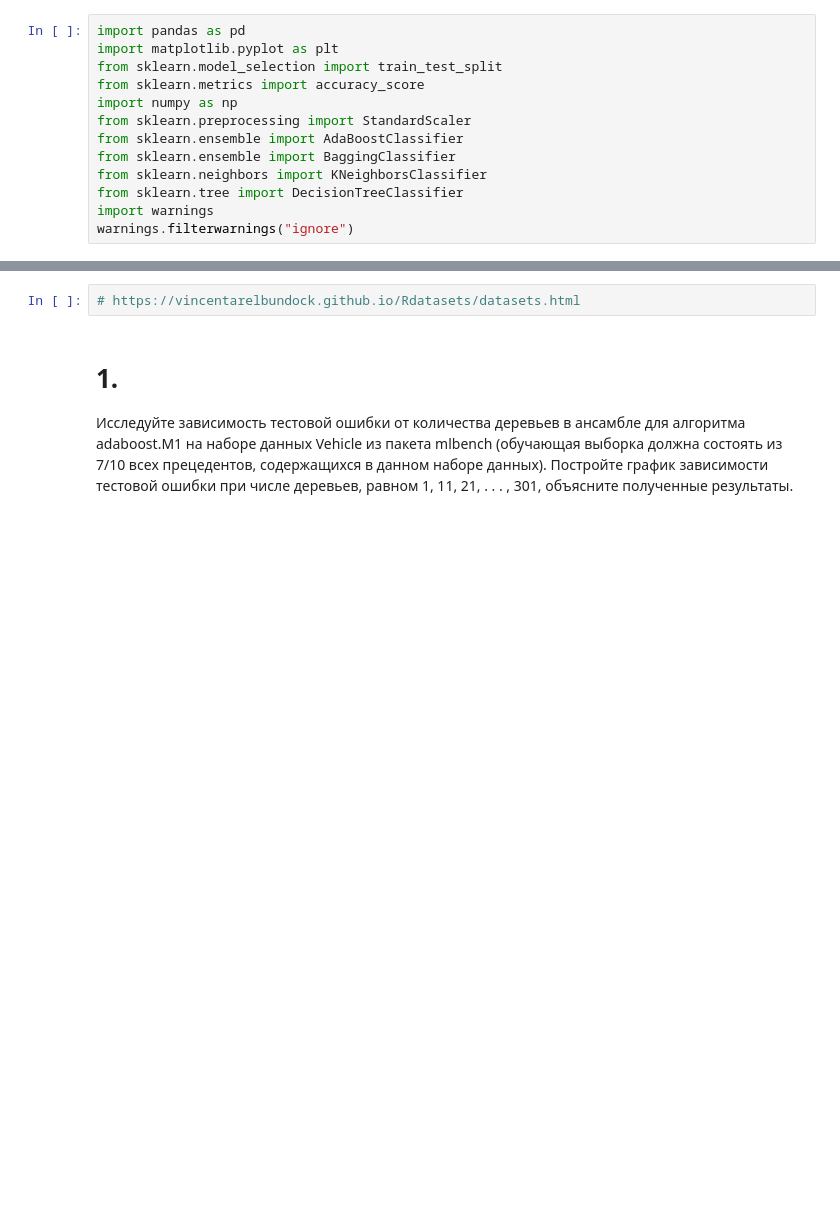
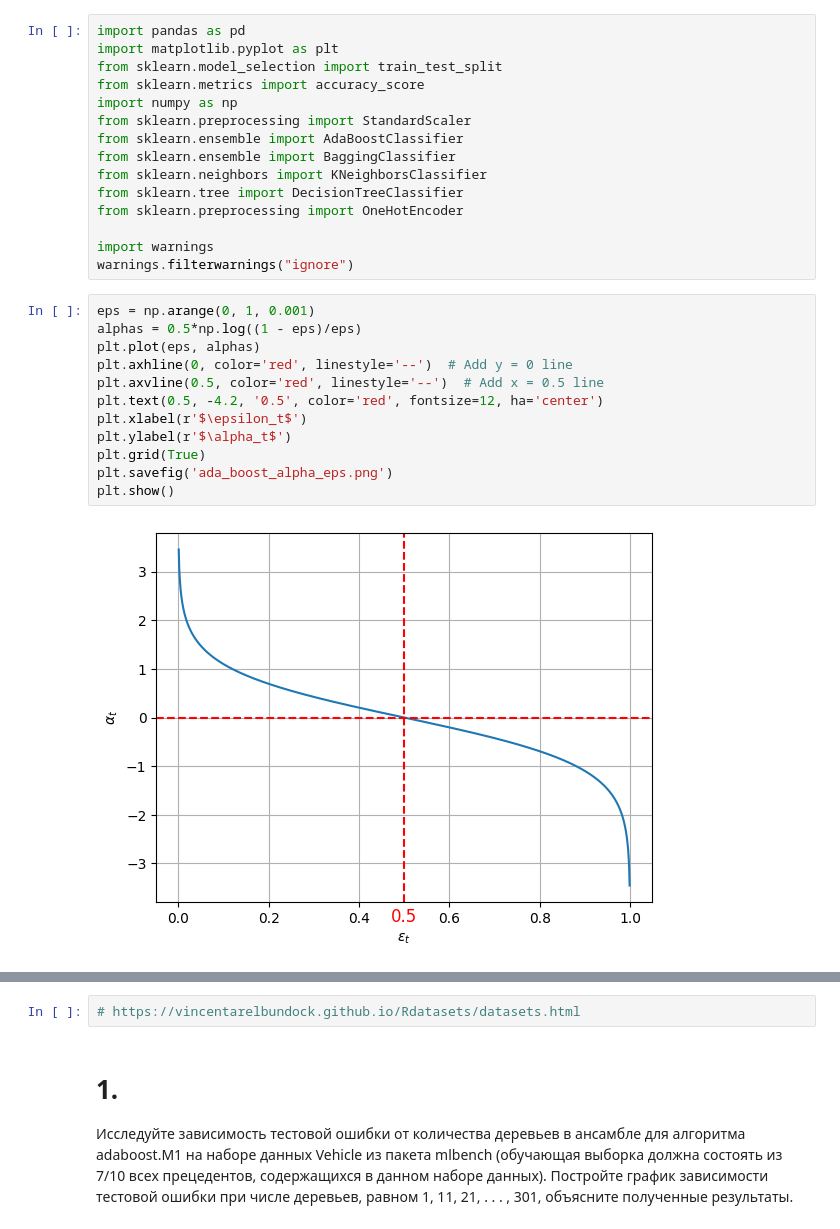
Before and after one commit to sleshworld/magistr_labs, a Jupyter notebook: 7_Boosting/boosting.ipynb, the cells around one changed output, grey strips where cells are left out. Cells and saved outputs as stored; diff of their text form; blank space fills up the shorter version.

```diff
--- a/7_Boosting/boosting.ipynb
+++ b/7_Boosting/boosting.ipynb
@@ -9,5 +9,21 @@ from sklearn.ensemble import AdaBoostClassifier
 from sklearn.ensemble import BaggingClassifier
 from sklearn.neighbors import KNeighborsClassifier
 from sklearn.tree import DecisionTreeClassifier
+from sklearn.preprocessing import OneHotEncoder
+
 import warnings
 warnings.filterwarnings("ignore")
+# %%
+eps = np.arange(0, 1, 0.001)
+alphas = 0.5*np.log((1 - eps)/eps)
+plt.plot(eps, alphas)
+plt.axhline(0, color='red', linestyle='--')  # Add y = 0 line
+plt.axvline(0.5, color='red', linestyle='--')  # Add x = 0.5 line
+plt.text(0.5, -4.2, '0.5', color='red', fontsize=12, ha='center')
+plt.xlabel(r'$\epsilon_t$')
+plt.ylabel(r'$\alpha_t$')
+plt.grid(True)
+plt.savefig('ada_boost_alpha_eps.png')
+plt.show()
+# %% [output]
+[figure, added]
```
Also changed, not shown: parts of 28 cells of this notebook, 9 other files.
